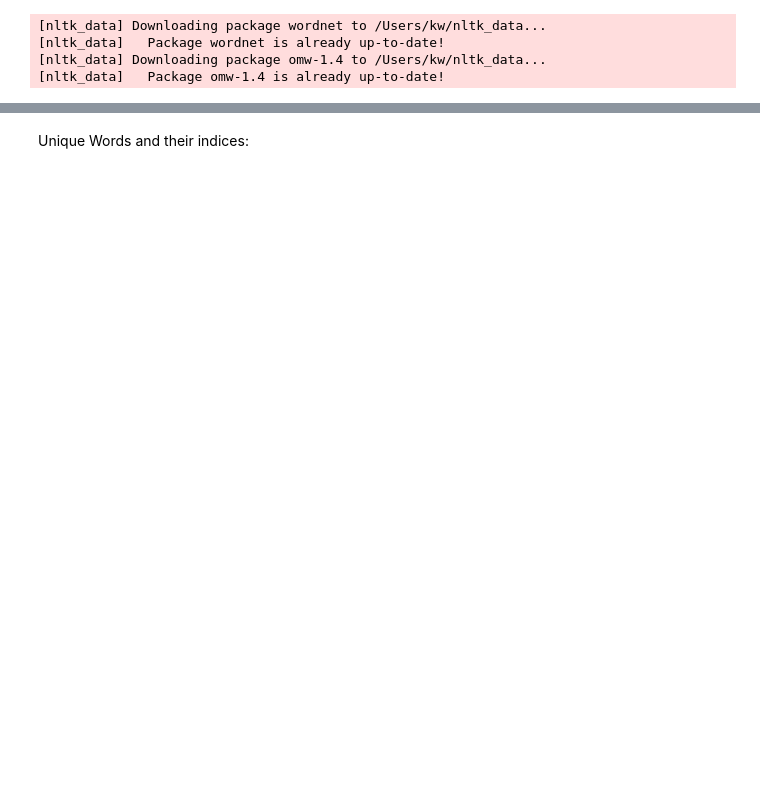
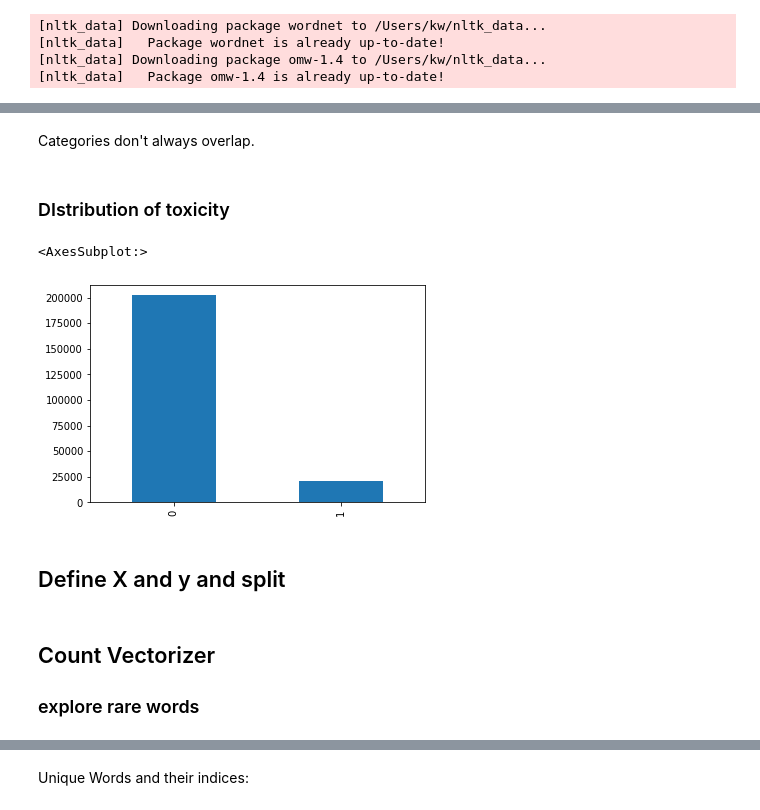
Before and after one commit to Sofisalda1/detoxifying-my-social-media, a Jupyter notebook: notebooks/EDA1_Kat.ipynb, the cells around one changed output, grey strips where cells are left out. Saved outputs shown, nothing was run; the diff lists cells and outputs as text; code cells hidden in the pictures; blank space fills up the shorter version.

```diff
--- a/notebooks/EDA1_Kat.ipynb
+++ b/notebooks/EDA1_Kat.ipynb
@@ -69,0 +120,12 @@ dtype: int64
+# %% [markdown]
+Categories don't always overlap.
+# %% [markdown]
+### DIstribution of toxicity
+# %%
+df_wikipedia.toxic.value_counts().plot(kind='bar')
+#df_civil.toxic.value_counts()#.plot(kind='bar')
+# %% [output]
+<AxesSubplot:>
+[figure, added]
+# %% [markdown]
+## Define X and y and split
@@ -70,2 +135,5 @@ dtype: int64
+# %% [markdown]
+## Count Vectorizer
+### explore rare words
 # %%
 # %% [output]
```
Also changed, not shown: parts of 37 cells of this notebook, 5 other files.
